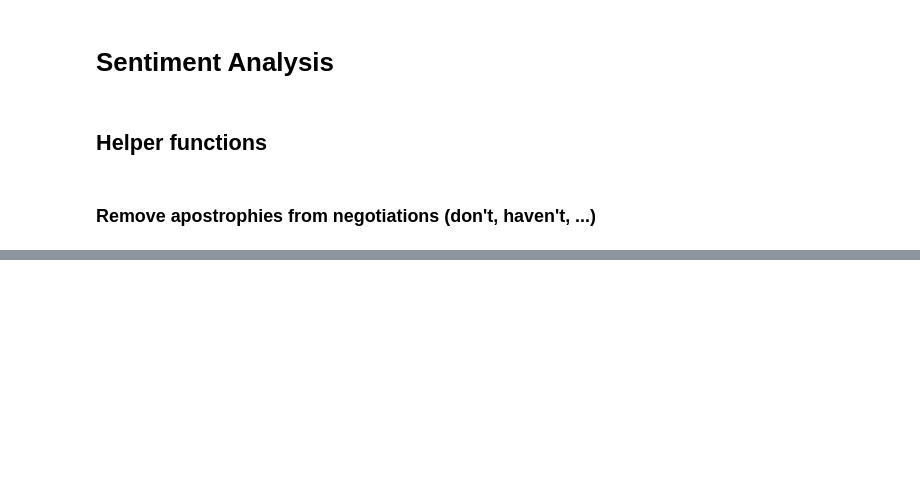
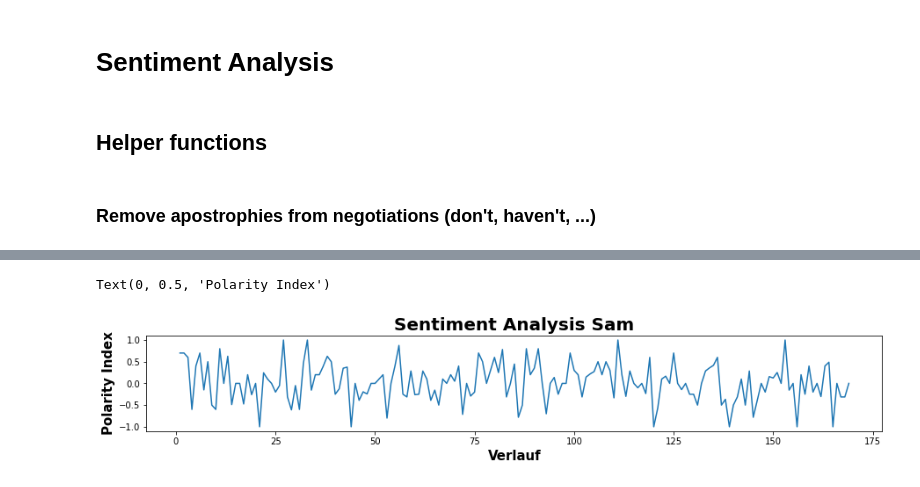
Before and after one commit to Momo-ohneEnde/nlp-lotr, a Jupyter notebook: Sentiment_Analysis.ipynb, the cells around one changed output, grey strips where cells are left out. Drawn from its saved outputs; the diff is of its cells as text; code cells hidden in the pictures; blank space fills up the shorter version.

```diff
--- a/Sentiment_Analysis.ipynb
+++ b/Sentiment_Analysis.ipynb
@@ -52,0 +150,8 @@ def write_out_negotiations(text):
+# %%
+# make doc of sams dialog text
+doc_sam = nlp(sam)
+# sam assessment
+sam_sa = doc_sam._.assessments
+sam_sa_df = pd.DataFrame(sam_sa, columns=["Word", "Polarity", "Subjectivity", "wtf"])
+sam_sa_df.insert(0, 'Number', range(1, 1 + len(sam_sa_df)))
+sam_sa_df.insert(1, 'Character', 'Sam')
@@ -52,0 +233,11 @@ def write_out_negotiations(text):
+# %%
+# Plot sentiment analysis sam
+plt.figure(figsize=(15,2))
+sam_sa_lineplot = sns.lineplot(x="Number", y="Polarity",
+             data=sam_sa_df)
+sam_sa_lineplot.set_title("Sentiment Analysis Sam", fontsize=20, fontweight="bold")
+sam_sa_lineplot.set_xlabel("Verlauf", fontsize=15, fontweight="bold")
+sam_sa_lineplot.set_ylabel("Polarity Index", fontsize=15, fontweight="bold")
+# %% [output]
+Text(0, 0.5, 'Polarity Index')
+[figure, added]
```
Also changed, not shown: parts of 17 cells of this notebook.
